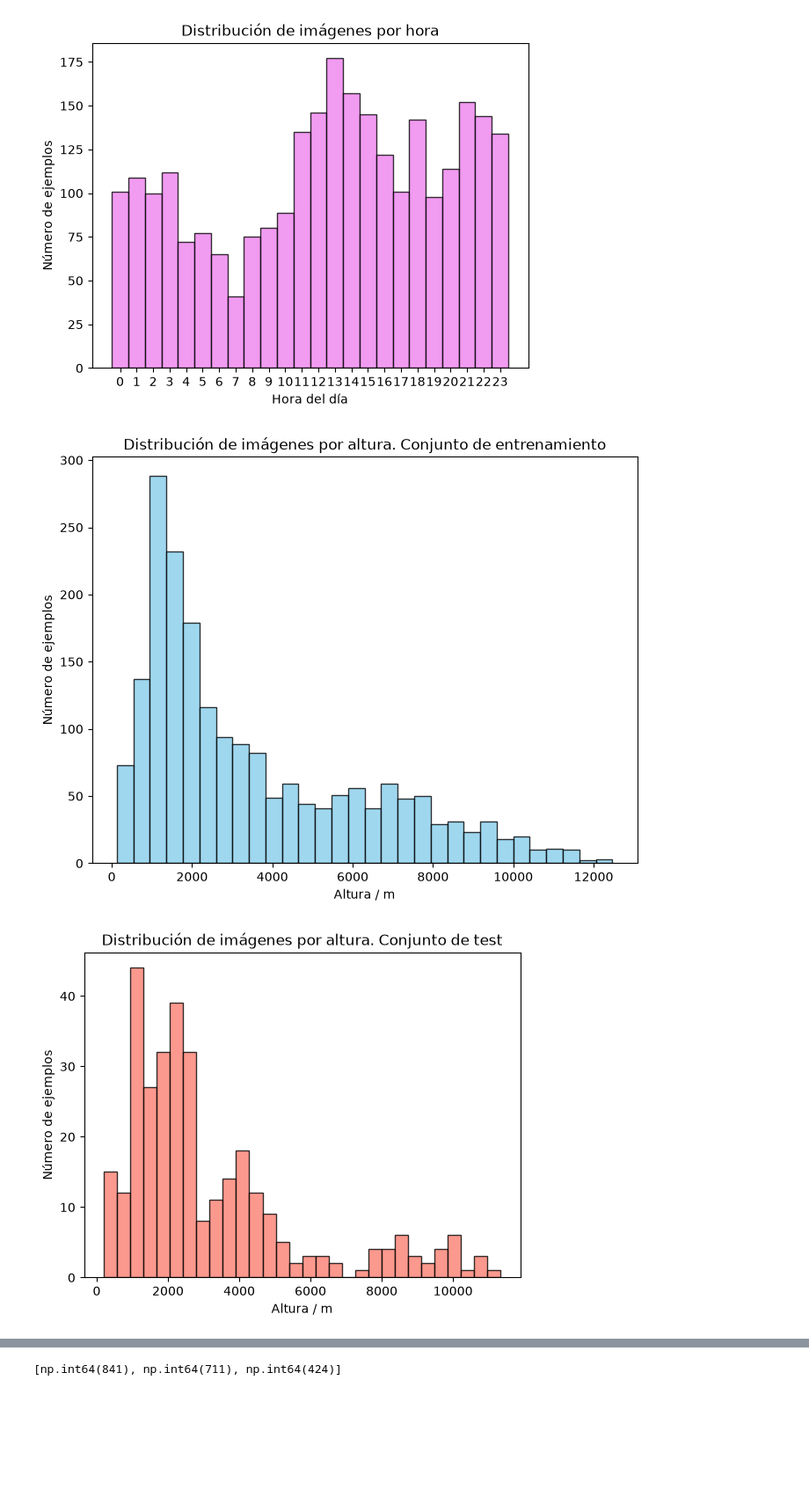
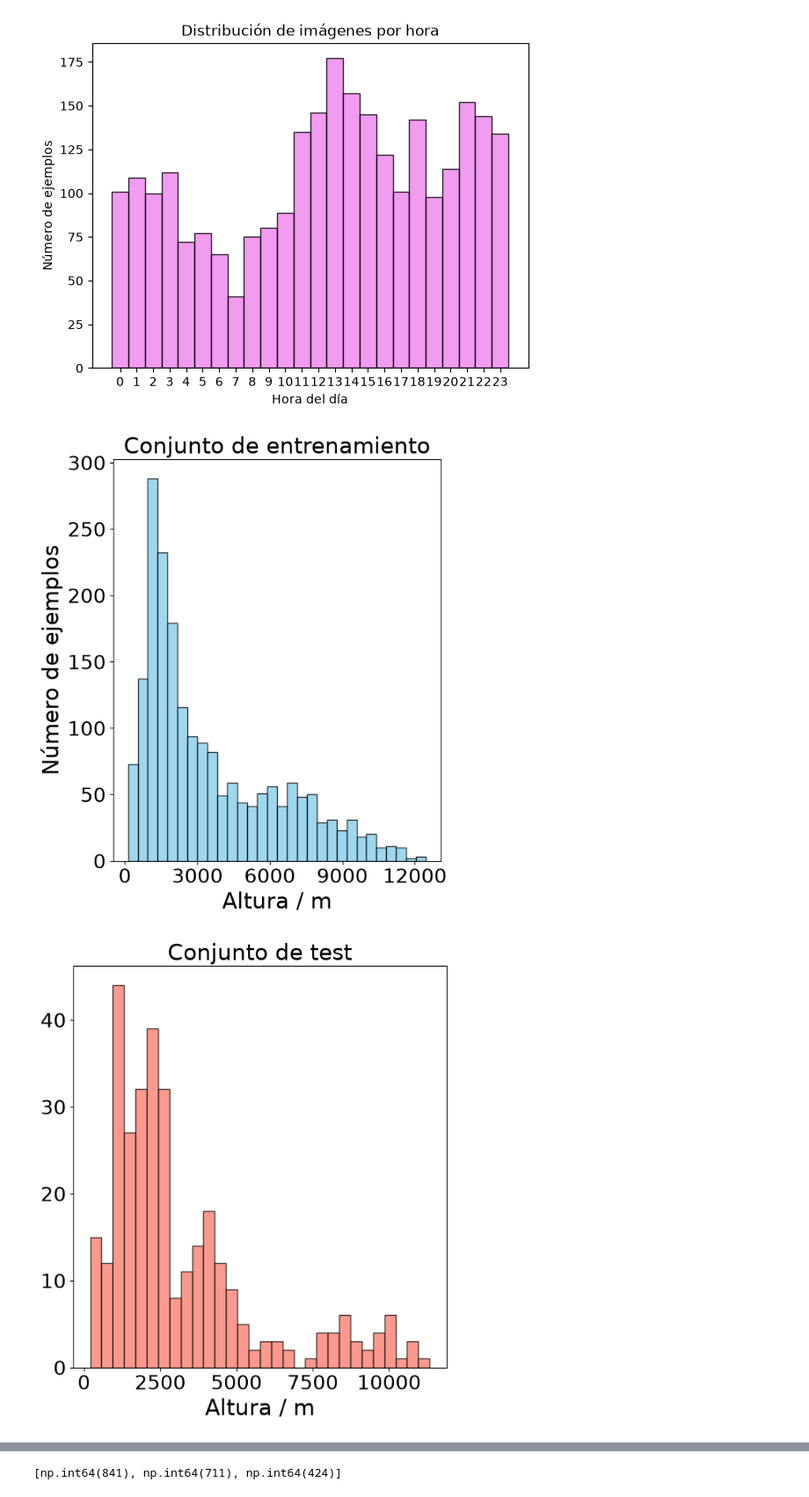
Before and after one commit to veraperez23/CloudBaseHeight, a Jupyter notebook: tratamiento_datos.ipynb, the cells around one changed output, grey strips where cells are left out. Shown at 88% size. Drawn from its saved outputs; the diff is of its cells as text; code cells hidden in the pictures; blank space fills up the shorter version.

```diff
--- a/tratamiento_datos.ipynb
+++ b/tratamiento_datos.ipynb
@@ -128,31 +128,43 @@ plt.show()
 # %%
 alturas_train = [fila[4] for fila in train]
 alturas_test = [fila[4] for fila in test]
 alturas_val = [fila[4] for fila in val]
 
 
 numbins=30
 
-plt.figure(figsize=(8,6))
+plt.figure(figsize=(6,7))
 plt.hist(alturas_train, bins=numbins, edgecolor='black', color='skyblue', alpha=0.8) #bins=cantidad de barras
-plt.title('Conjunto de entrenamiento')
-plt.xlabel('Altura / m')
-plt.ylabel('Número de ejemplos')
+plt.title('Conjunto de entrenamiento', fontsize=22)
+plt.xlabel('Altura / m', fontsize=22)
+plt.ylabel('Número de ejemplos', fontsize=22)
+plt.xticks([0, 3000, 6000, 9000, 12000],fontsize=20)
+plt.yticks(fontsize=20)
+
+plt.tight_layout()
 plt.show()
 
-plt.figure()
+plt.figure(figsize=(6,7))
 plt.hist(alturas_test, bins=numbins, edgecolor='black', color='salmon', alpha=0.8) #bins=cantidad de barras
-plt.title('Conjunto de test')
-plt.xlabel('Altura / m')
-plt.ylabel('Número de ejemplos')
+plt.title('Conjunto de test', fontsize=22)
+plt.xlabel('Altura / m', fontsize=22)
+#plt.ylabel('Número de ejemplos', fontsize=18)
+plt.xticks(fontsize=20)
+plt.yticks(fontsize=20)
+plt.locator_params(axis='x', nbins=6)
+plt.tight_layout()
 plt.show()
 
-plt.figure()
+plt.figure(figsize=(6,7))
 plt.hist(alturas_val, bins=numbins, edgecolor='black', color='violet', alpha=0.8) #bins=cantidad de barras
-plt.title('Conjunto de validación')
-plt.xlabel('Altura / m')
-plt.ylabel('Número de ejemplos')
+plt.title('Conjunto de validación', fontsize=22)
+plt.xlabel('Altura / m', fontsize=22)
+#plt.ylabel('Número de ejemplos', fontsize=18)
+plt.xticks(fontsize=20)
+plt.yticks(fontsize=20)
+plt.locator_params(axis='x', nbins=6)
+plt.tight_layout()
 plt.show()
 # %% [output]
-[figure, old version]
+[figure, new version]
-[figure, old version]
+[figure, new version]
```
Also changed, not shown: parts of 1 cell of this notebook, 1 other file.
